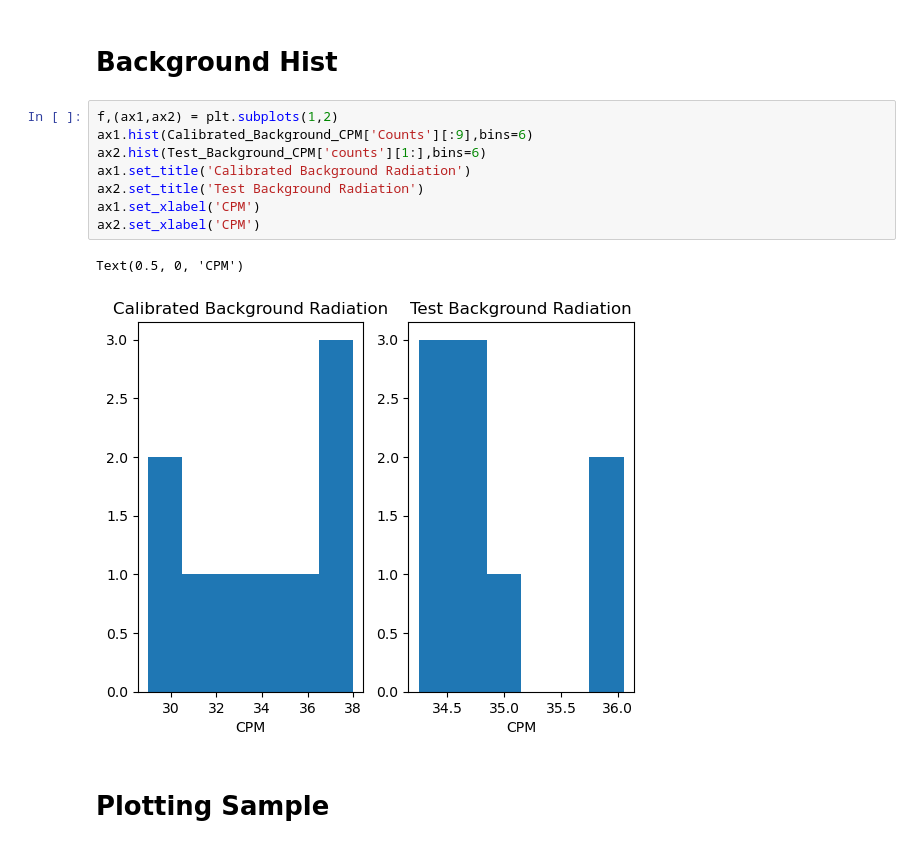
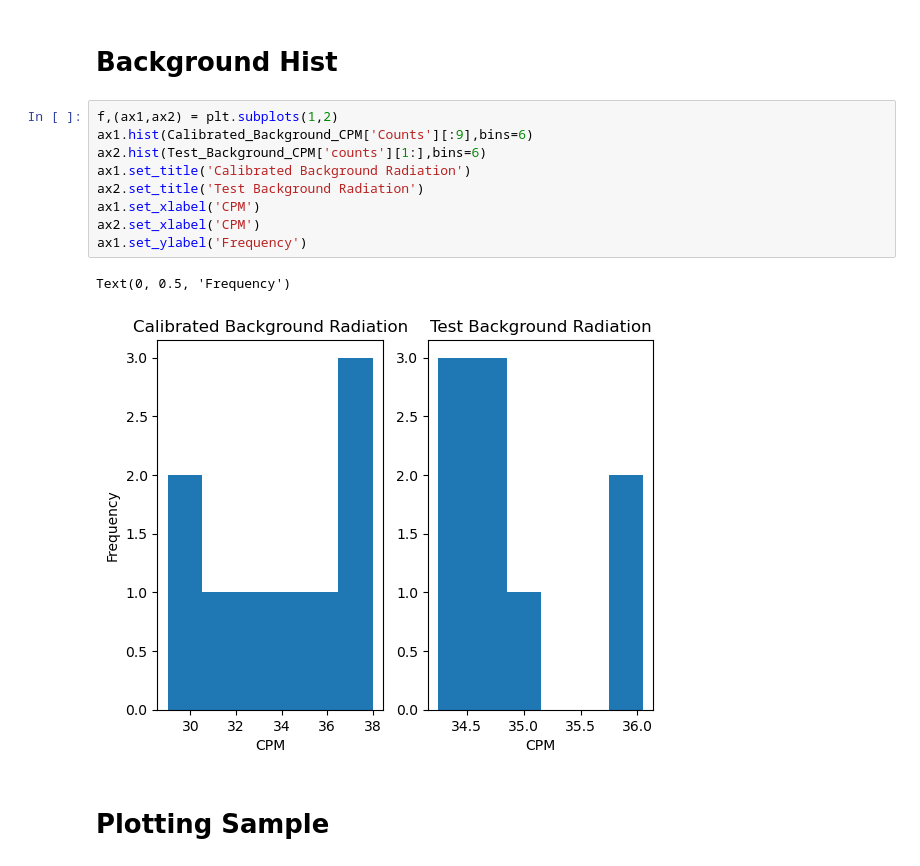
Before and after one commit to Nschellhaas/E11_Delicious_Uranium, a Jupyter notebook: Project Data (1).ipynb, the cells around one changed output. Cells and saved outputs as stored; diff of their text form.

```diff
--- a/Project Data.ipynb
+++ b/Project Data (1).ipynb
@@ -41,14 +41,15 @@ array([ 0.11638889, 34.35509259])
 # %%
 f,(ax1,ax2) = plt.subplots(1,2)
 ax1.hist(Calibrated_Background_CPM['Counts'][:9],bins=6)
 ax2.hist(Test_Background_CPM['counts'][1:],bins=6)
 ax1.set_title('Calibrated Background Radiation')
 ax2.set_title('Test Background Radiation')
 ax1.set_xlabel('CPM')
 ax2.set_xlabel('CPM')
+ax1.set_ylabel('Frequency')
 # %% [output]
-Text(0.5, 0, 'CPM')
+Text(0, 0.5, 'Frequency')
-[figure, old version]
+[figure, new version]
 # %% [markdown]
 # Plotting Sample
 # %%
```
Also changed, not shown: parts of 4 cells of this notebook.
